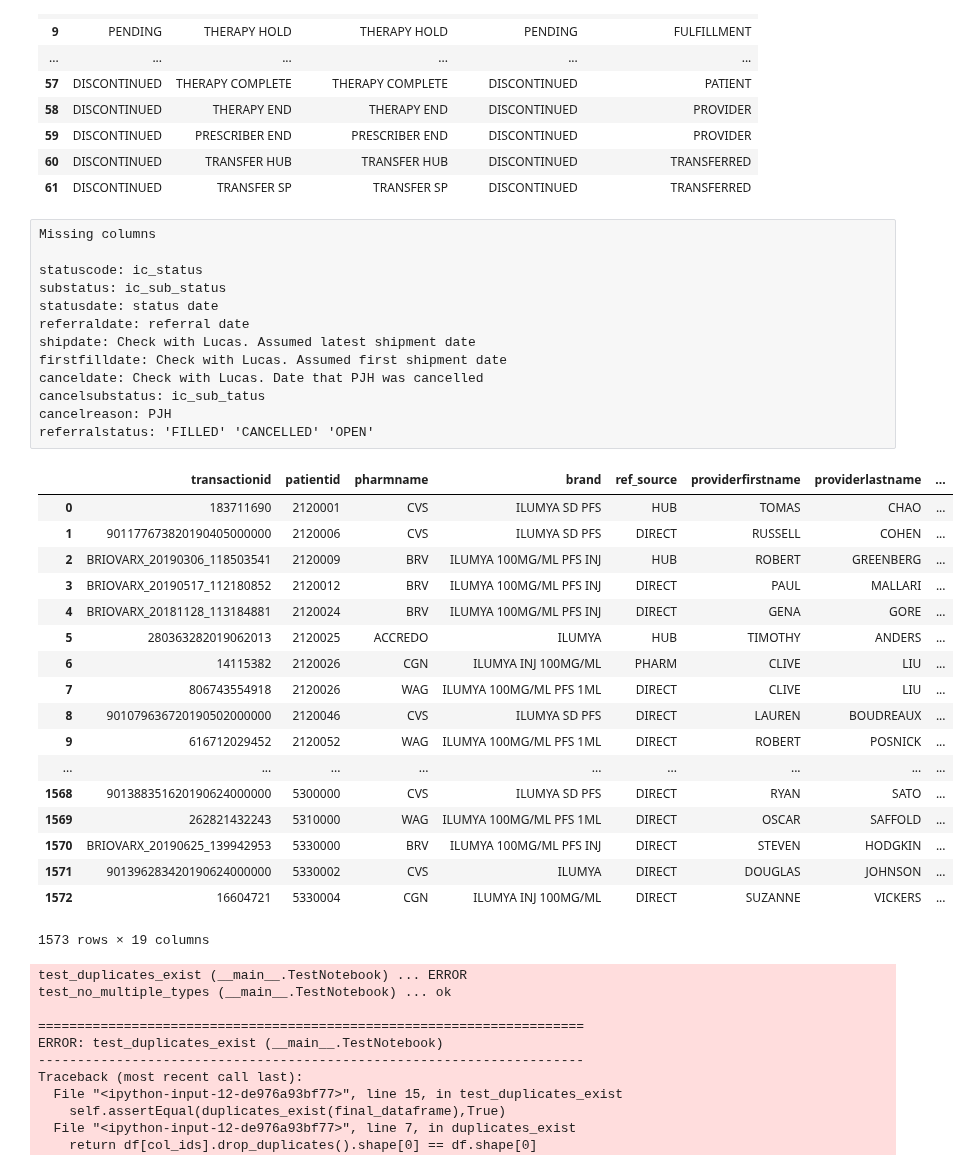
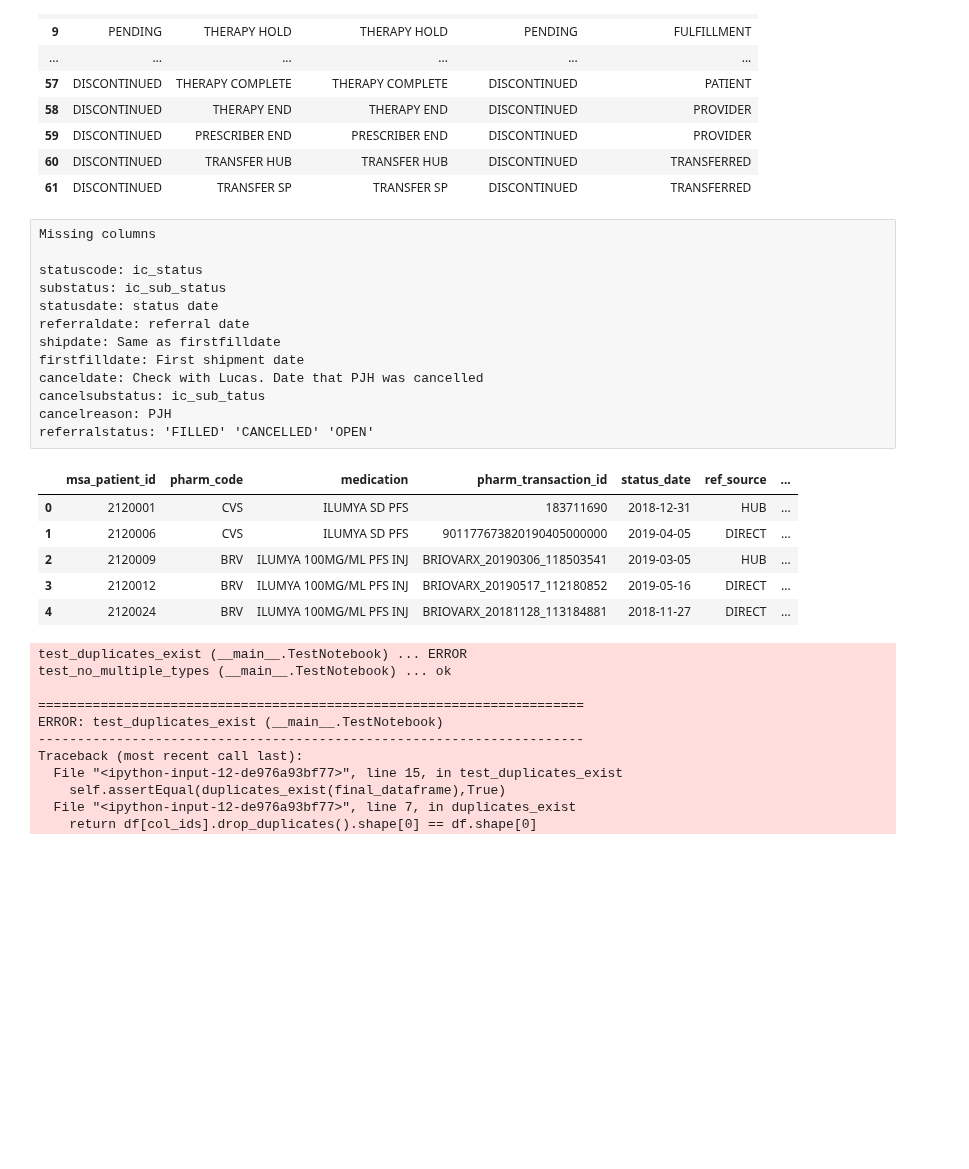
Before and after one commit to RyanAdalbert/s3parq, a Jupyter notebook: transforms/fill_rate_schema.ipynb, the cells around one changed output. Saved outputs shown, nothing was run; the diff lists cells and outputs as text; code cells hidden in the pictures; blank space fills up the shorter version.

Commit message:
updated paramaters from Lucas

```diff
--- a/transforms/fill_rate_schema.ipynb
+++ b/transforms/fill_rate_schema.ipynb
@@ -171,8 +171,8 @@ class Transform(DbTransform):
         df['max_date'] = np.where(df[self.status_date] == df[max_status_date],1,0)
 
         df = df[df.max_date == 1][[self.pat_id, self.pharm_name, self.brand_id, self.transaction_id, 'adjusted_transaction_id', self.status_date,
-                                  self.ref_source, self.provider_fn, self.provider_ln, self.provider_s, self.payer, self.payer_type,
-                                  self.status_date, self.ref_date, self.ic_status, self.ic_sub_status, self.pjh]].drop_duplicates()
+                                  self.ref_source, self.provider_fn, self.provider_ln, self.provider_s, self.payer, self.payer_type, self.status_date,
+                                   self.ref_date, self.ic_status, self.ic_sub_status, self.pjh]].drop_duplicates()
 
         df, max_transaction_id = self._return_groupby_max(df,col_ids,'adjusted_transaction_id')
 
@@ -183,7 +183,7 @@ class Transform(DbTransform):
         df[self.filled] = np.where((df[self.ic_sub_status] == self.shipment_status),1,0)
         df[self.transferred] = np.where((df[self.pjh] == self.transfered_status),1,0)
         df[self.cancelled] = np.where((df[self.ic_status] == self.cancelled_status) & (df[self.pjh] != self.transfered_status),1,0)
-        df[self.stillopen] = np.where((df.filled_status == 0) & (df.transferred_status == 0) & (df.cancelled_status == 0),1,0)
+        df[self.stillopen] = np.where((df.filled == 0) & (df.transferred == 0) & (df.cancelled == 0),1,0)
 
         df = df.drop_duplicates(subset=[self.pat_id, self.pharm_name, self.brand_id, self.filled, self.transferred, self.cancelled, self.stillopen]).reset_index(drop=True)
 
@@ -233,7 +233,7 @@ transform.provider_s = 'pres_state'
 transform.payer = 'primary_payer_name'
 transform.payer_type = 'primary_payer_type'
 transform.shipment_status = 'SHIPMENT'
-transform.transfered_status = 'TRANSFERED'
+transform.transfered_status = 'TRANSFERRED'
 transform.cancelled_status = 'CANCELLED'
 transform.ic_status = 'integrichain_status'
 transform.ic_sub_status = 'integrichain_sub_status'
@@ -311,5 +311,3 @@ df = df[['rec_date', 'pharm_code', 'pharm_npi', 'transtype', 'pharm_transaction_
 # %%
 ### Use the variables above to execute your transformation. the final output needs to be a variable named final_dataframe
 final_dataframe = transform.fill_rate_schema(df)
-# %%
-final_dataframe.loc[final_dataframe.cancelled == 1, transform.cancelsubstatus] = transform.ic_sub_status
@@ -374,33 +352,21 @@ statuscode: ic_status
 substatus: ic_sub_status
 statusdate: status date
 referraldate: referral date
-shipdate: Check with Lucas. Assumed latest shipment date
-firstfilldate: Check with Lucas. Assumed first shipment date
+shipdate: Same as firstfilldate
+firstfilldate: First shipment date
 canceldate: Check with Lucas. Date that PJH was cancelled
 cancelsubstatus: ic_sub_tatus
 cancelreason: PJH
 referralstatus: 'FILLED' 'CANCELLED' 'OPEN'
 # %%
-final_dataframe
+final_dataframe.head()
 # %% [output]
-|  | transactionid | patientid | pharmname | brand | ref_source | providerfirstname | providerlastname | ... |
-| 0 | 183711690 | 2120001 | CVS | ILUMYA SD PFS | HUB | TOMAS | CHAO | ... |
-| 1 | 901177673820190405000000 | 2120006 | CVS | ILUMYA SD PFS | DIRECT | RUSSELL | COHEN | ... |
-| 2 | BRIOVARX_20190306_118503541 | 2120009 | BRV | ILUMYA 100MG/ML PFS INJ | HUB | ROBERT | GREENBERG | ... |
-| 3 | BRIOVARX_20190517_112180852 | 2120012 | BRV | ILUMYA 100MG/ML PFS INJ | DIRECT | PAUL | MALLARI | ... |
-| 4 | BRIOVARX_20181128_113184881 | 2120024 | BRV | ILUMYA 100MG/ML PFS INJ | DIRECT | GENA | GORE | ... |
-| 5 | 280363282019062013 | 2120025 | ACCREDO | ILUMYA | HUB | TIMOTHY | ANDERS | ... |
-| 6 | 14115382 | 2120026 | CGN | ILUMYA INJ 100MG/ML | PHARM | CLIVE | LIU | ... |
-| 7 | 806743554918 | 2120026 | WAG | ILUMYA 100MG/ML PFS 1ML | DIRECT | CLIVE | LIU | ... |
-| 8 | 901079636720190502000000 | 2120046 | CVS | ILUMYA SD PFS | DIRECT | LAUREN | BOUDREAUX | ... |
-| 9 | 616712029452 | 2120052 | WAG | ILUMYA 100MG/ML PFS 1ML | DIRECT | ROBERT | POSNICK | ... |
-| ... | ... | ... | ... | ... | ... | ... | ... | ... |
-| 1568 | 901388351620190624000000 | 5300000 | CVS | ILUMYA SD PFS | DIRECT | RYAN | SATO | ... |
-| 1569 | 262821432243 | 5310000 | WAG | ILUMYA 100MG/ML PFS 1ML | DIRECT | OSCAR | SAFFOLD | ... |
-| 1570 | BRIOVARX_20190625_139942953 | 5330000 | BRV | ILUMYA 100MG/ML PFS INJ | DIRECT | STEVEN | HODGKIN | ... |
-| 1571 | 901396283420190624000000 | 5330002 | CVS | ILUMYA | DIRECT | DOUGLAS | JOHNSON | ... |
-| 1572 | 16604721 | 5330004 | CGN | ILUMYA INJ 100MG/ML | DIRECT | SUZANNE | VICKERS | ... |
+|  | msa_patient_id | pharm_code | medication | pharm_transaction_id | status_date | ref_source | ... |
+| 0 | 2120001 | CVS | ILUMYA SD PFS | 183711690 | 2018-12-31 | HUB | ... |
+| 1 | 2120006 | CVS | ILUMYA SD PFS | 901177673820190405000000 | 2019-04-05 | DIRECT | ... |
+| 2 | 2120009 | BRV | ILUMYA 100MG/ML PFS INJ | BRIOVARX_20190306_118503541 | 2019-03-05 | HUB | ... |
+| 3 | 2120012 | BRV | ILUMYA 100MG/ML PFS INJ | BRIOVARX_20190517_112180852 | 2019-05-16 | DIRECT | ... |
+| 4 | 2120024 | BRV | ILUMYA 100MG/ML PFS INJ | BRIOVARX_20181128_113184881 | 2018-11-27 | DIRECT | ... |
-1573 rows × 19 columns
 # %%
 import unittest
 
```
Also changed, not shown: parts of 2 cells of this notebook.
